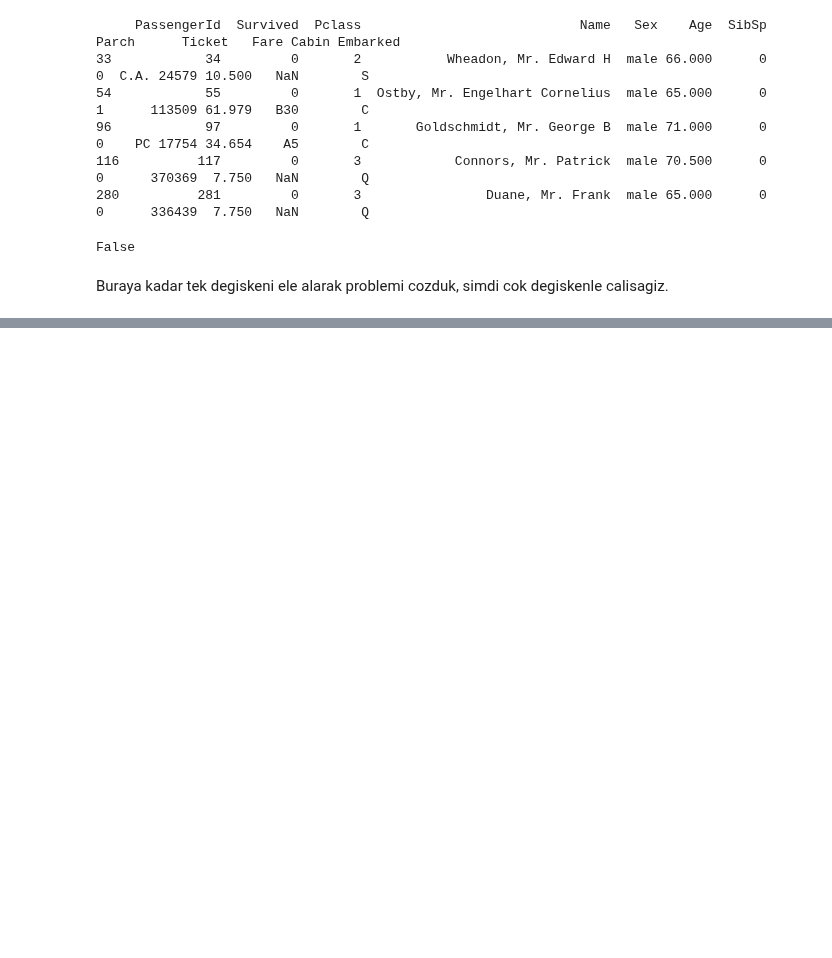
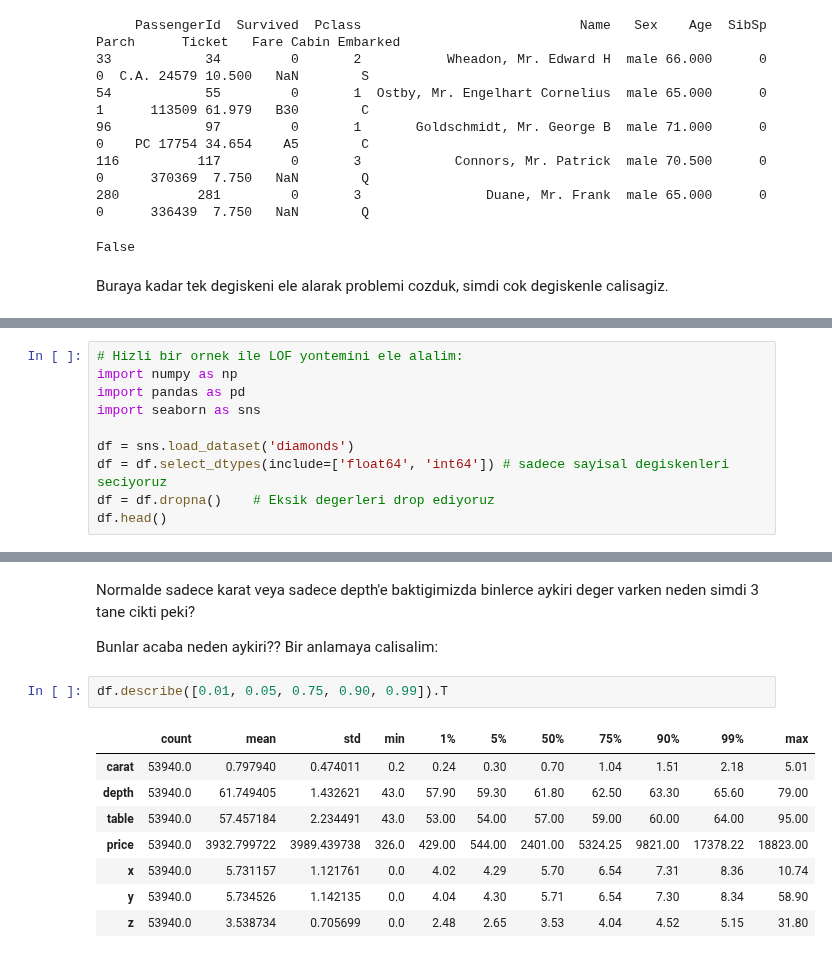
Before and after one commit to BioDiverseBits/Feature_Engineering, a Jupyter notebook: 1_Outliers/Outliers.ipynb, the cells around one changed output, grey strips where cells are left out. Cells and saved outputs as stored; diff of their text form; blank space fills up the shorter version.

```diff
--- a/1_Outliers/Outliers.ipynb
+++ b/1_Outliers/Outliers.ipynb
@@ -705,0 +706,10 @@ Elimizde iki degisken varken iki boyutlu gorsellestirebiliriz fakat ya elimizde
+# %%
+# Hizli bir ornek ile LOF yontemini ele alalim:
+import numpy as np
+import pandas as pd
+import seaborn as sns
+
+df = sns.load_dataset('diamonds')
+df = df.select_dtypes(include=['float64', 'int64']) # sadece sayisal degiskenleri seciyoruz
+df = df.dropna()    # Eksik degerleri drop ediyoruz
+df.head()
@@ -705,0 +863,15 @@ Elimizde iki degisken varken iki boyutlu gorsellestirebiliriz fakat ya elimizde
+# %% [markdown]
+Normalde sadece karat veya sadece depth'e baktigimizda binlerce aykiri deger varken neden simdi 3 tane cikti peki?
+
+Bunlar acaba neden aykiri?? Bir anlamaya calisalim:
+# %%
+df.describe([0.01, 0.05, 0.75, 0.90, 0.99]).T
+# %% [output]
+|  | count | mean | std | min | 1% | 5% | 50% | 75% | 90% | 99% | max |
+| carat | 53940.0 | 0.797940 | 0.474011 | 0.2 | 0.24 | 0.30 | 0.70 | 1.04 | 1.51 | 2.18 | 5.01 |
+| depth | 53940.0 | 61.749405 | 1.432621 | 43.0 | 57.90 | 59.30 | 61.80 | 62.50 | 63.30 | 65.60 | 79.00 |
+| table | 53940.0 | 57.457184 | 2.234491 | 43.0 | 53.00 | 54.00 | 57.00 | 59.00 | 60.00 | 64.00 | 95.00 |
+| price | 53940.0 | 3932.799722 | 3989.439738 | 326.0 | 429.00 | 544.00 | 2401.00 | 5324.25 | 9821.00 | 17378.22 | 18823.00 |
+| x | 53940.0 | 5.731157 | 1.121761 | 0.0 | 4.02 | 4.29 | 5.70 | 6.54 | 7.31 | 8.36 | 10.74 |
+| y | 53940.0 | 5.734526 | 1.142135 | 0.0 | 4.04 | 4.30 | 5.71 | 6.54 | 7.30 | 8.34 | 58.90 |
+| z | 53940.0 | 3.538734 | 0.705699 | 0.0 | 2.48 | 2.65 | 3.53 | 4.04 | 4.52 | 5.15 | 31.80 |
```
Also changed, not shown: parts of 34 cells of this notebook.
